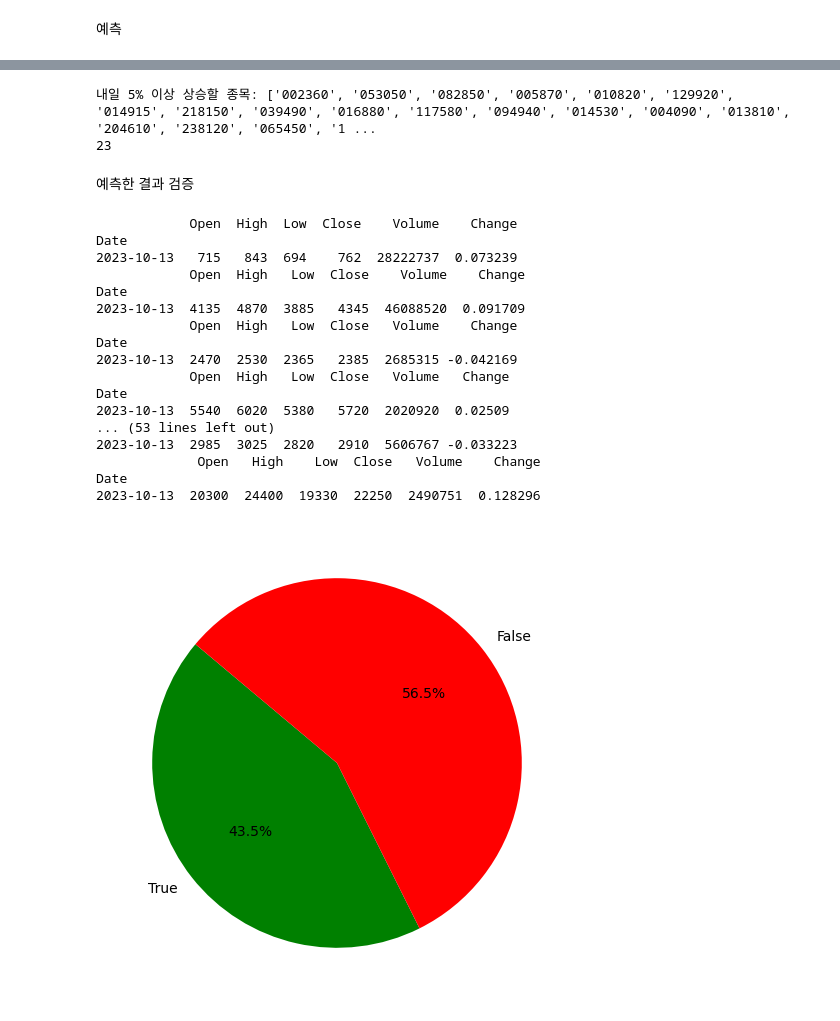
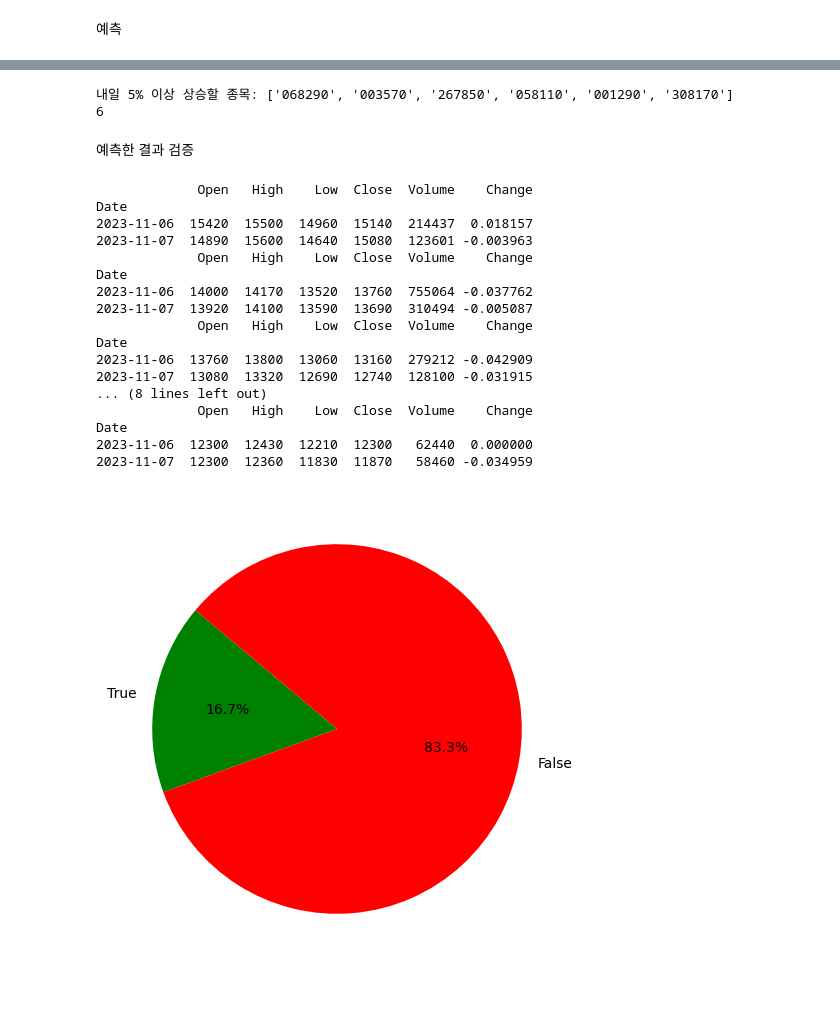
Before and after one commit to moonseunghoo/Stock_Machine_Learning, a Jupyter notebook: GRU.ipynb, the cells around one changed output, grey strips where cells are left out. Drawn from its saved outputs; the diff is of its cells as text; code cells hidden in the pictures.

```diff
--- a/GRU.ipynb
+++ b/GRU.ipynb
@@ -38,7 +39,8 @@ filter_label = filter_stock['18']
 filter_pred= filter_df(pred_df)
 
 # 예측에 필요한 데이터
-pred_ticker = filter_pred['0']#종목코드 저장
+pred_ticker = filter_pred['0'].tolist()#종목코드 저장
+
 
 # 불필요한 데이터 삭제
 filter_stock = filter_stock.drop({'0','1','7','18'},axis=1) #날자, 상승율, 5%이상 상승여부 삭제
@@ -112,7 +127,7 @@ Epoch 25/25
 모델 평가
 # %%
 # 모델 로드
-loaded_model = tf.keras.models.load_model("GRU_Model.h5")
+loaded_model = tf.keras.models.load_model("GRU_Model_7L_32.h5")
 
 # 모델을 사용하여 주가 상승 여부 예측
 test = loaded_model.predict(X_test)
@@ -157,14 +172,17 @@ T_pred = loaded_model.predict(filter_pred)
 # %%
 # 5% 이상 오를 종목 식별
 rising_stocks = [ticker for i, ticker in enumerate(pred_ticker) if T_pred[i] > 0.9]
-rising_stocks = list(map(str, rising_stocks))
-result = list(set(rising_stocks))
+
+# T_pred를 기준으로 내림차순 정렬
+rising_stocks_sorted = sorted(rising_stocks, key=lambda i: T_pred[pred_ticker.index(i)], reverse=True)
+rising_stocks_sorted = list(map(str, rising_stocks_sorted))
+result = list(set(rising_stocks_sorted))
 result = make_six_digit_list(result)
 print("내일 5% 이상 상승할 종목:", result)
 print(len(result))
 # %% [output]
-내일 5% 이상 상승할 종목: ['002360', '053050', '082850', '005870', '010820', '129920', '014915', '218150', '039490', '016880', '117580', '094940', '014530', '004090', '013810', '204610', '238120', '065450', '1 ...
-23
+내일 5% 이상 상승할 종목: ['068290', '003570', '267850', '058110', '001290', '308170']
+6
 # %% [markdown]
 예측한 결과 검증
 # %%
@@ -172,54 +190,53 @@ def check_price_increase(stock_codes):
     result = {}
 
     for code in stock_codes:
-        df = fdr.DataReader(code,'2023-10-12','2023-10-13')
-        print(df.tail(1))
-
+        df = fdr.DataReader(code,'2023-11-06','2023-11-07')
+        print(df)
         if len(df) < 2:
             result[code] = False
         else:
             today_close = df['Change'].iloc[-1]
 
-            if today_close >=  0.05 :
+            if today_close >=  0.05:
                 result[code] = True
             else:
                 result[code] = False
     return result
 
 result_TF = check_price_increase(result)
 result_TF = list(result_TF.values())
 
 # True와 False의 개수를 세어 비율을 계산
 true_count = sum(result_TF)
 false_count = len(result_TF) - true_count
 
 # 비율을 파이그래프로 표현
 labels = ['True', 'False']
 sizes = [true_count, false_count]
 colors = ['green', 'red']
 
 # 파이차트 그리기
 plt.figure(figsize=(6, 6))
 plt.pie(sizes, labels=labels, colors=colors, autopct='%1.1f%%', startangle=140)
 
 # 그래프 표시
 plt.show()
 # %% [output]
-            Open  High  Low  Close    Volume    Change
+             Open   High    Low  Close  Volume    Change
 Date
-2023-10-13   715   843  694    762  28222737  0.073239
-            Open  High   Low  Close    Volume    Change
+2023-11-06  15420  15500  14960  15140  214437  0.018157
+2023-11-07  14890  15600  14640  15080  123601 -0.003963
+             Open   High    Low  Close  Volume    Change
 Date
-2023-10-13  4135  4870  3885   4345  46088520  0.091709
-            Open  High   Low  Close   Volume    Change
+2023-11-06  14000  14170  13520  13760  755064 -0.037762
+2023-11-07  13920  14100  13590  13690  310494 -0.005087
+             Open   High    Low  Close  Volume    Change
 Date
-2023-10-13  2470  2530  2365   2385  2685315 -0.042169
-            Open  High   Low  Close   Volume   Change
+2023-11-06  13760  13800  13060  13160  279212 -0.042909
+2023-11-07  13080  13320  12690  12740  128100 -0.031915
+... (8 lines left out)
+             Open   High    Low  Close  Volume    Change
 Date
-2023-10-13  5540  6020  5380   5720  2020920  0.02509
-... (53 lines left out)
-2023-10-13  2985  3025  2820   2910  5606767 -0.033223
-             Open   High    Low  Close   Volume    Change
-Date
-2023-10-13  20300  24400  19330  22250  2490751  0.128296
+2023-11-06  12300  12430  12210  12300   62440  0.000000
+2023-11-07  12300  12360  11830  11870   58460 -0.034959
-[figure, old version]
+[figure, new version]
```
Also changed, not shown: parts of 7 cells of this notebook, 11 other files.
